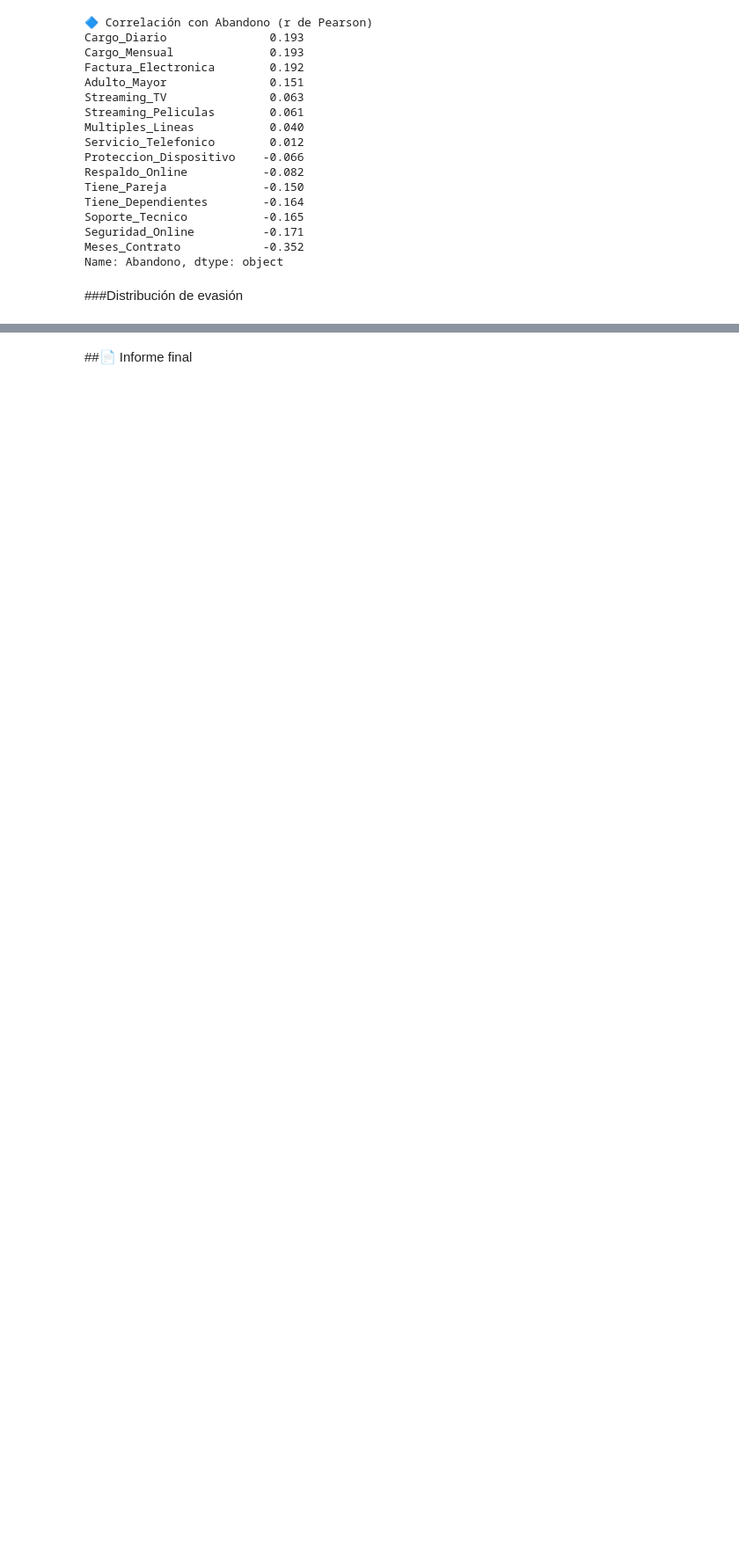
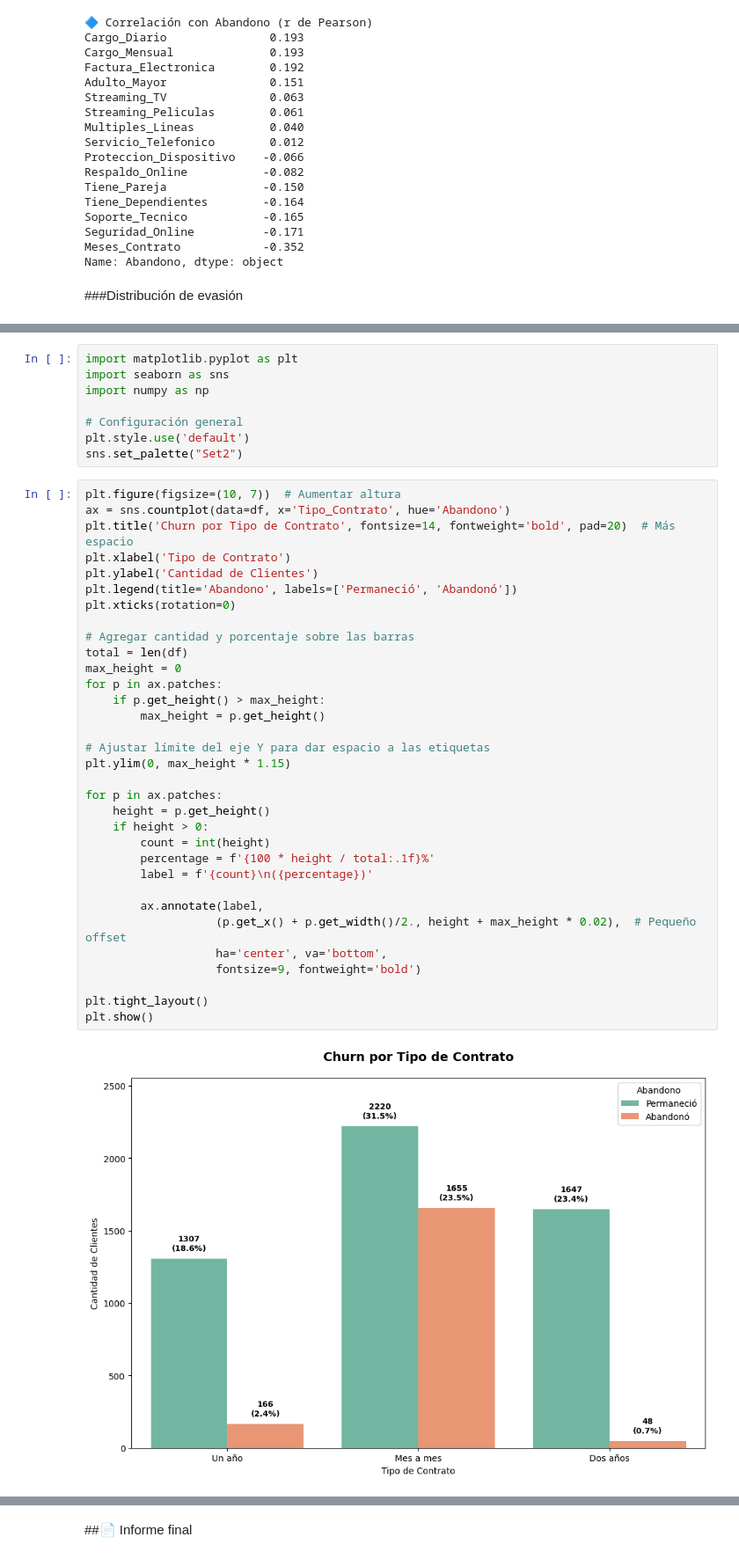
Before and after one commit to AenimaLabs/TelecomX, a Jupyter notebook: TelecomX.ipynb, the cells around one changed output, grey strips where cells are left out. Shown at 88% size. Cells and saved outputs as stored; diff of their text form; blank space fills up the shorter version.

```diff
--- a/TelecomX.ipynb
+++ b/TelecomX.ipynb
@@ -692,0 +721,43 @@ plt.show()
+# %%
+import matplotlib.pyplot as plt
+import seaborn as sns
+import numpy as np
+
+# Configuración general
+plt.style.use('default')
+sns.set_palette("Set2")
+# %%
+plt.figure(figsize=(10, 7))  # Aumentar altura
+ax = sns.countplot(data=df, x='Tipo_Contrato', hue='Abandono')
+plt.title('Churn por Tipo de Contrato', fontsize=14, fontweight='bold', pad=20)  # Más espacio
+plt.xlabel('Tipo de Contrato')
+plt.ylabel('Cantidad de Clientes')
+plt.legend(title='Abandono', labels=['Permaneció', 'Abandonó'])
+plt.xticks(rotation=0)
+
+# Agregar cantidad y porcentaje sobre las barras
+total = len(df)
+max_height = 0
+for p in ax.patches:
+    if p.get_height() > max_height:
+        max_height = p.get_height()
+
+# Ajustar límite del eje Y para dar espacio a las etiquetas
+plt.ylim(0, max_height * 1.15)
+
+for p in ax.patches:
+    height = p.get_height()
+    if height > 0:
+        count = int(height)
+        percentage = f'{100 * height / total:.1f}%'
+        label = f'{count}\n({percentage})'
+
+        ax.annotate(label,
+                   (p.get_x() + p.get_width()/2., height + max_height * 0.02),  # Pequeño offset
+                   ha='center', va='bottom',
+                   fontsize=9, fontweight='bold')
+
+plt.tight_layout()
+plt.show()
+# %% [output]
+[figure, added]
```
Also changed, not shown: parts of 9 cells of this notebook.
